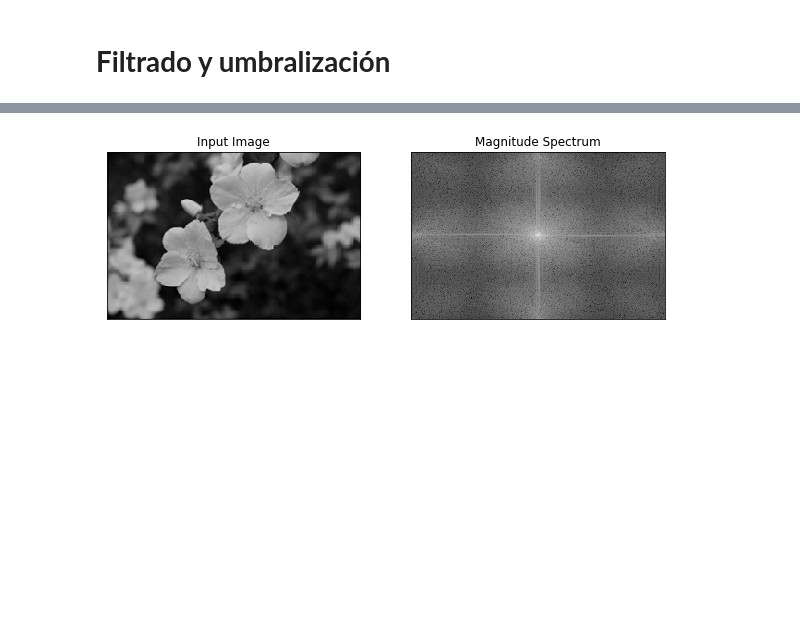
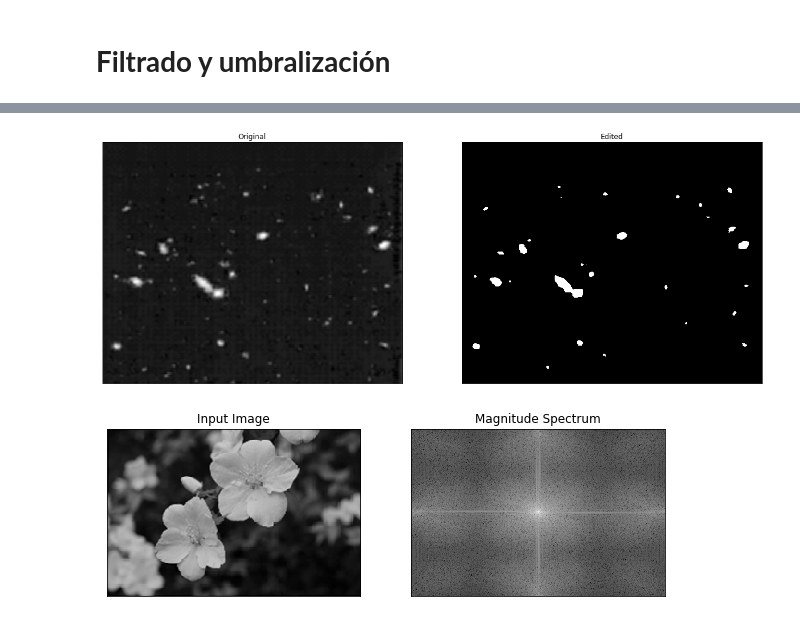
Before and after one commit to waltermayor/DigitalImageProcessing_colab, a Jupyter notebook: clase5_Fil_esp_1.ipynb, the cells around one changed output, grey strips where cells are left out. Saved outputs shown, nothing was run; the diff lists cells and outputs as text; code cells hidden in the pictures; blank space fills up the shorter version.

```diff
--- a/clase5_Fil_esp_1.ipynb
+++ b/clase5_Fil_esp_1.ipynb
@@ -70,3 +78,19 @@ displayColor2(img,blur,"original","blurred")
+# %%
+img2 = np.zeros( (rows, columns), dtype = np.uint8)
+
+#intervalos
+T = 100
+
+for x in range(0,rows):
+    for y in range(0,columns):
+        r = blur[x][y]
+        if T>=r:
+            img2[x][y] = 0
+        else:
+            img2[x][y] = 255
+displayGray2(blur,img2)
+# %% [output]
+[figure, added]
 # %%
 img = cv2.imread('flor.png',0)
 f = np.fft.fft2(img)
```
Also changed, not shown: parts of 4 cells of this notebook.
